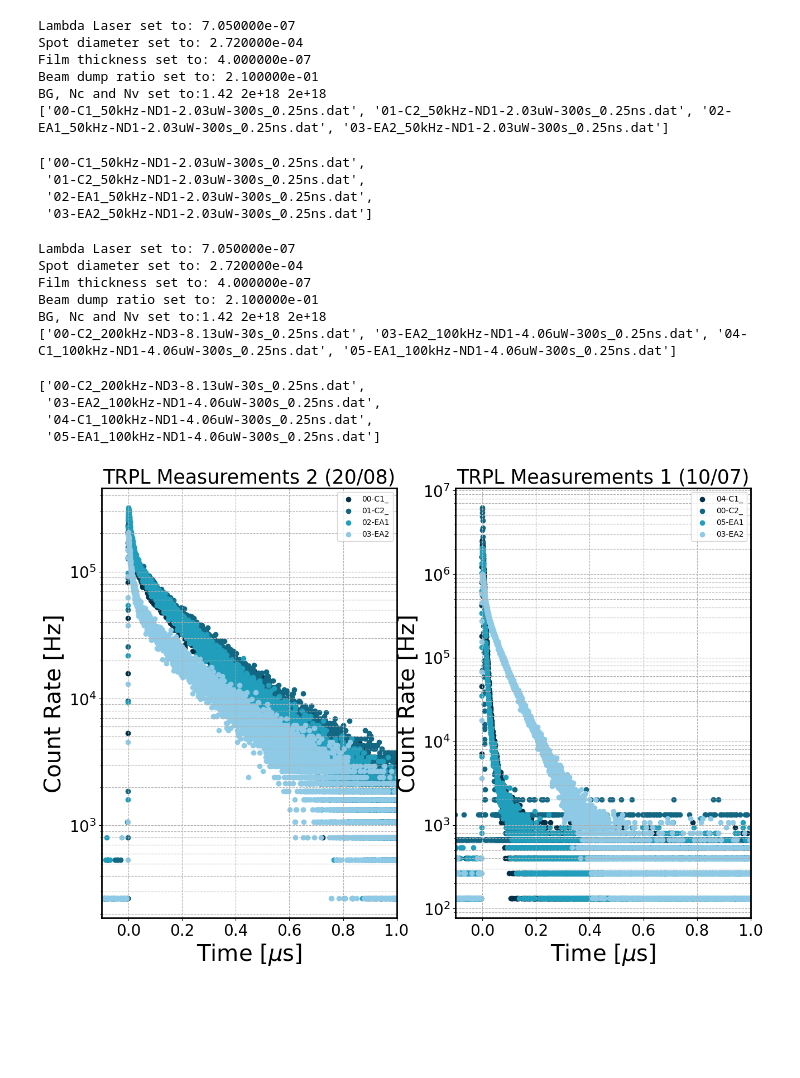
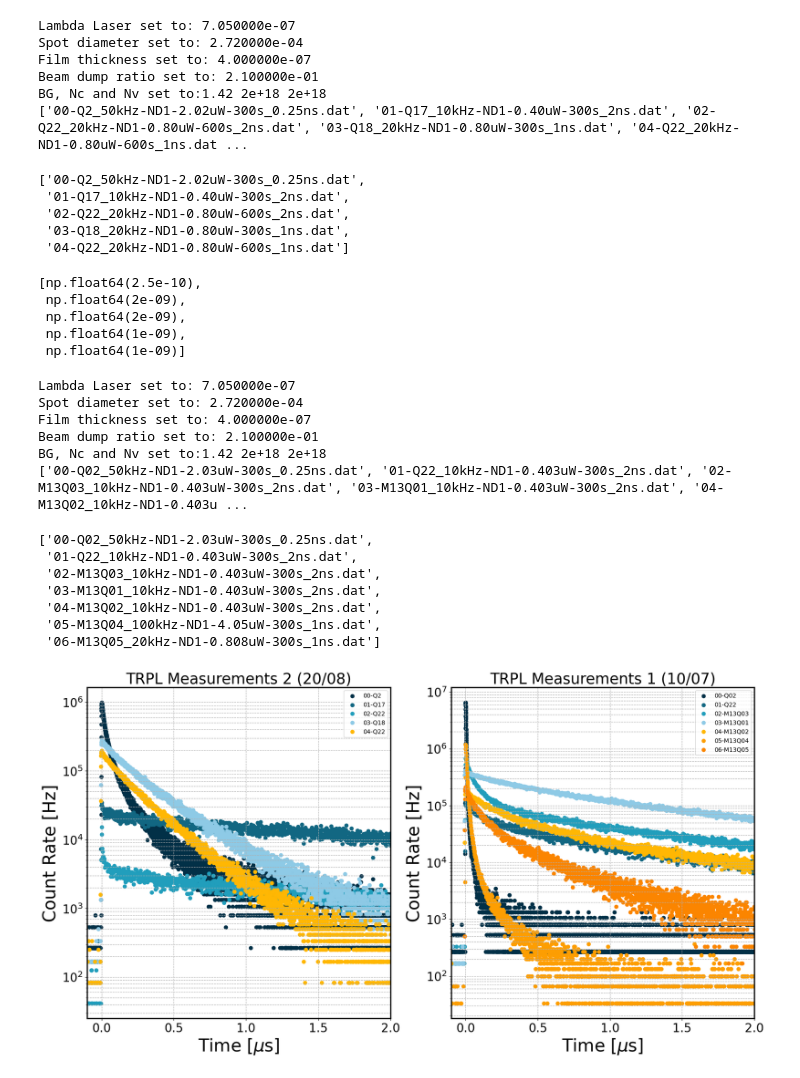
Before and after one commit to MimaxSimm/trPL_Analysis, a Jupyter notebook: TRPL_Template.ipynb, the cells around one changed output. Saved outputs shown, nothing was run; the diff lists cells and outputs as text; code cells hidden in the pictures; blank space fills up the shorter version.

Commit message:
Changed trPL TRPL_Template

```diff
--- a/TRPL_Template.ipynb
+++ b/TRPL_Template.ipynb
@@ -12,7 +12,7 @@ from importlib import reload
 # %%
 # Encapsulation seems to hold, if done PROPERLY
 
-trPLs = trPL_importClass.trPL_measurement_series(r"/home/qrb/Documents/DataOthers/20250820-Shengnan", BG = 1.42, thickness = 400e-9, TRPL_denoise = True, mode = "HySprint", retime = True, importPL=True)
+trPLs = trPL_importClass.trPL_measurement_series(r"./Data/250721", BG = 1.42, thickness = 400e-9, TRPL_denoise = True, mode = "HySprint", retime = True, importPL=True)
 trPLs.TRPLs_files
 # %% [output]
 Lambda Laser set to: 7.050000e-07
@@ -20,15 +20,24 @@ Spot diameter set to: 2.720000e-04
 Film thickness set to: 4.000000e-07
 Beam dump ratio set to: 2.100000e-01
 BG, Nc and Nv set to:1.42 2e+18 2e+18
-['00-C1_50kHz-ND1-2.03uW-300s_0.25ns.dat', '01-C2_50kHz-ND1-2.03uW-300s_0.25ns.dat', '02-EA1_50kHz-ND1-2.03uW-300s_0.25ns.dat', '03-EA2_50kHz-ND1-2.03uW-300s_0.25ns.dat']
+['00-Q2_50kHz-ND1-2.02uW-300s_0.25ns.dat', '01-Q17_10kHz-ND1-0.40uW-300s_2ns.dat', '02-Q22_20kHz-ND1-0.80uW-600s_2ns.dat', '03-Q18_20kHz-ND1-0.80uW-300s_1ns.dat', '04-Q22_20kHz-ND1-0.80uW-600s_1ns.dat ...
-['00-C1_50kHz-ND1-2.03uW-300s_0.25ns.dat',
- '01-C2_50kHz-ND1-2.03uW-300s_0.25ns.dat',
- '02-EA1_50kHz-ND1-2.03uW-300s_0.25ns.dat',
- '03-EA2_50kHz-ND1-2.03uW-300s_0.25ns.dat']
+['00-Q2_50kHz-ND1-2.02uW-300s_0.25ns.dat',
+ '01-Q17_10kHz-ND1-0.40uW-300s_2ns.dat',
+ '02-Q22_20kHz-ND1-0.80uW-600s_2ns.dat',
+ '03-Q18_20kHz-ND1-0.80uW-300s_1ns.dat',
+ '04-Q22_20kHz-ND1-0.80uW-600s_1ns.dat']
+# %%
+trPLs.TRPL_binsize
+# %% [output]
+[np.float64(2.5e-10),
+ np.float64(2e-09),
+ np.float64(2e-09),
+ np.float64(1e-09),
+ np.float64(1e-09)]
 # %%
 # Encapsulation seems to hold, if done PROPERLY
 
-trPLs2 = trPL_importClass.trPL_measurement_series(r"/home/qrb/Documents/DataOthers/20250721-ChiaraShengnan-Tinbased/Shengnan/Selected", BG = 1.42, thickness = 400e-9, TRPL_denoise = True, mode = "HySprint", retime = True, importPL=True)
+trPLs2 = trPL_importClass.trPL_measurement_series(r"./Data/250820", BG = 1.42, thickness = 400e-9, TRPL_denoise = True, mode = "HySprint", retime = True, importPL=True)
 trPLs2.TRPLs_files
 # %% [output]
 Lambda Laser set to: 7.050000e-07
@@ -36,48 +45,54 @@ Spot diameter set to: 2.720000e-04
 Film thickness set to: 4.000000e-07
 Beam dump ratio set to: 2.100000e-01
 BG, Nc and Nv set to:1.42 2e+18 2e+18
-['00-C2_200kHz-ND3-8.13uW-30s_0.25ns.dat', '03-EA2_100kHz-ND1-4.06uW-300s_0.25ns.dat', '04-C1_100kHz-ND1-4.06uW-300s_0.25ns.dat', '05-EA1_100kHz-ND1-4.06uW-300s_0.25ns.dat']
+['00-Q02_50kHz-ND1-2.03uW-300s_0.25ns.dat', '01-Q22_10kHz-ND1-0.403uW-300s_2ns.dat', '02-M13Q03_10kHz-ND1-0.403uW-300s_2ns.dat', '03-M13Q01_10kHz-ND1-0.403uW-300s_2ns.dat', '04-M13Q02_10kHz-ND1-0.403u ...
-['00-C2_200kHz-ND3-8.13uW-30s_0.25ns.dat',
- '03-EA2_100kHz-ND1-4.06uW-300s_0.25ns.dat',
- '04-C1_100kHz-ND1-4.06uW-300s_0.25ns.dat',
- '05-EA1_100kHz-ND1-4.06uW-300s_0.25ns.dat']
+['00-Q02_50kHz-ND1-2.03uW-300s_0.25ns.dat',
+ '01-Q22_10kHz-ND1-0.403uW-300s_2ns.dat',
+ '02-M13Q03_10kHz-ND1-0.403uW-300s_2ns.dat',
+ '03-M13Q01_10kHz-ND1-0.403uW-300s_2ns.dat',
+ '04-M13Q02_10kHz-ND1-0.403uW-300s_2ns.dat',
+ '05-M13Q04_100kHz-ND1-4.05uW-300s_1ns.dat',
+ '06-M13Q05_20kHz-ND1-0.808uW-300s_1ns.dat']
 # %%
 #Plot series
-fig, ax = plt.subplots(1,2, figsize = (15,10))
+fig, ax = plt.subplots(1,2, figsize = (20,10))
 idx_start = 3501
 palette = ['#023047', '#126782', '#219EBC', '#8ECAE6', '#FFB703', '#FD9E02', '#FB8500', '#023047', '#126782', '#126782']
 
 legend = ["10us", "100us", "1ms", "3ms", "10us"]
 
 BG = []
 selection = [2,0,3,1]
-for i, (sPL) in enumerate(selection):
-    ax[0].scatter(1e6*(trPLs.TRPLs_ts[:,i]), trPLs.TRPLs_subsMean[:,i], color = palette[i], label = trPLs.TRPLs_files[i][:6], alpha = 1)
-    ax[1].scatter(1e6*(trPLs2.TRPLs_ts[:,sPL]), trPLs2.TRPLs_subsMean[:,sPL], color = palette[i], label = trPLs2.TRPLs_files[sPL][:6], alpha = 1)
+for i, (sPL) in enumerate(range(7)):
+    if(i<5):
+        ax[0].scatter(1e6*(trPLs.TRPLs_ts[:,i]), trPLs.TRPLs_subsMean[:,i], color = palette[i], label = trPLs.TRPL_sample[sPL], alpha = 1)
+    ax[1].scatter(1e6*(trPLs2.TRPLs_ts[:,sPL]), trPLs2.TRPLs_subsMean[:,sPL], color = palette[i], label = trPLs2.TRPL_sample[sPL], alpha = 1)
 
 ax[0].set_title('TRPL Measurements 2 (20/08)', fontsize=25)
 ax[1].set_title('TRPL Measurements 1 (10/07)', fontsize=25)
 
 
 for a in ax:
-    a.set_xlim([-0.1,1])
+    a.set_xlim([-0.1,2])
     #a.set_ylim([1, 1e7])
     a.set_yscale("log")
     a.set_xscale("linear")
     axis_fontsize = 29
     a.set_ylabel("Count Rate [Hz]", fontsize=axis_fontsize)
     a.set_xlabel("Time [$\mu$s]", fontsize=axis_fontsize)
     a.legend()
     axisTicks_fontsize = 20
     a.tick_params(axis='x', labelsize=axisTicks_fontsize)
     a.tick_params(axis='y', labelsize=axisTicks_fontsize)
 
     a.grid(visible = True, which = 'both', linestyle = '--')
 
     w_frame = 2
     a.spines["bottom"].set_linewidth(w_frame)
     a.spines["top"].set_linewidth(w_frame)
     a.spines["left"].set_linewidth(w_frame)
     a.spines["right"].set_linewidth(w_frame)
+
+fig.savefig("./trPLs-results.jpg")
 # %% [output]
-[figure, old version]
+[figure, new version]
```
Also changed, not shown: parts of 9 cells of this notebook.
